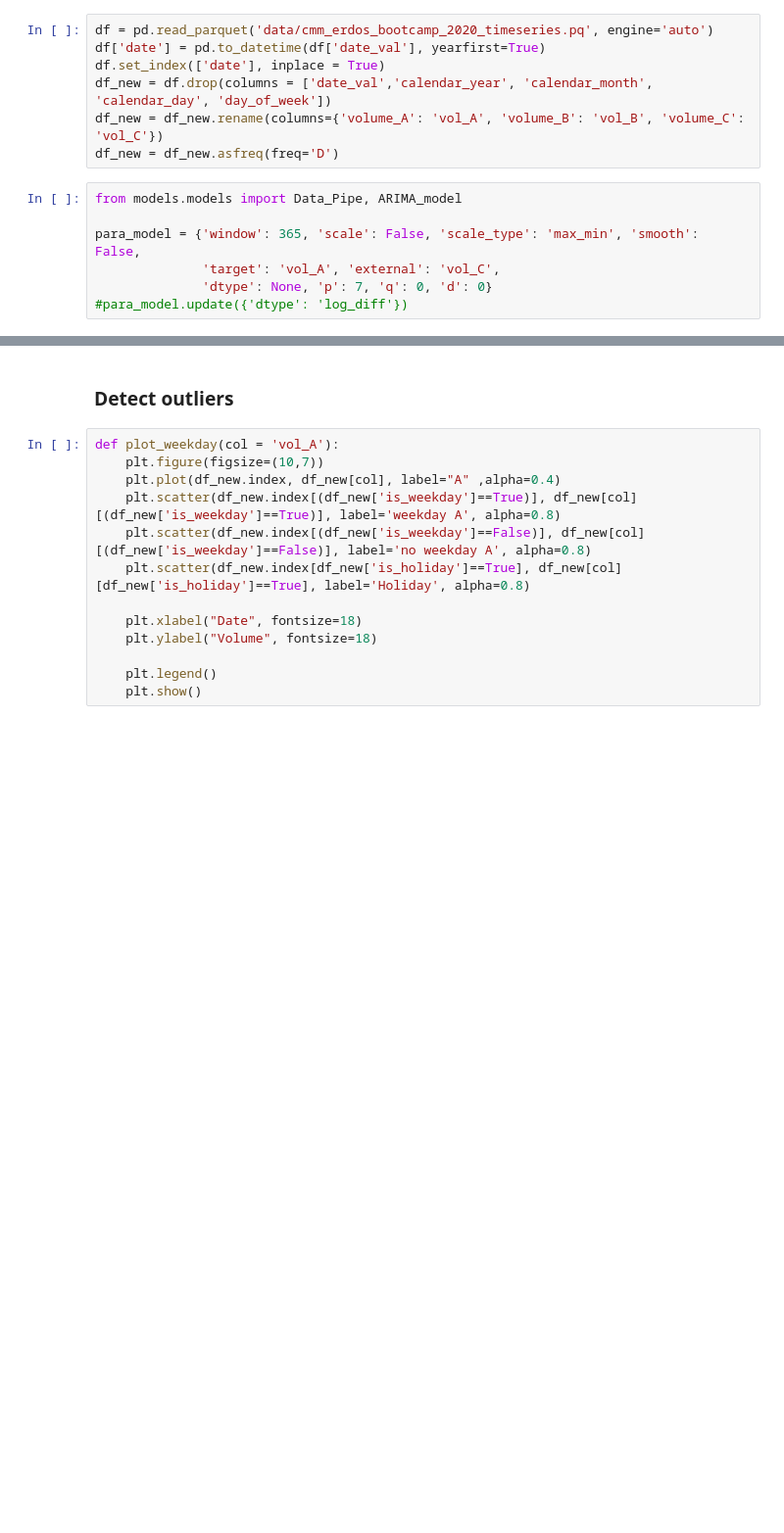
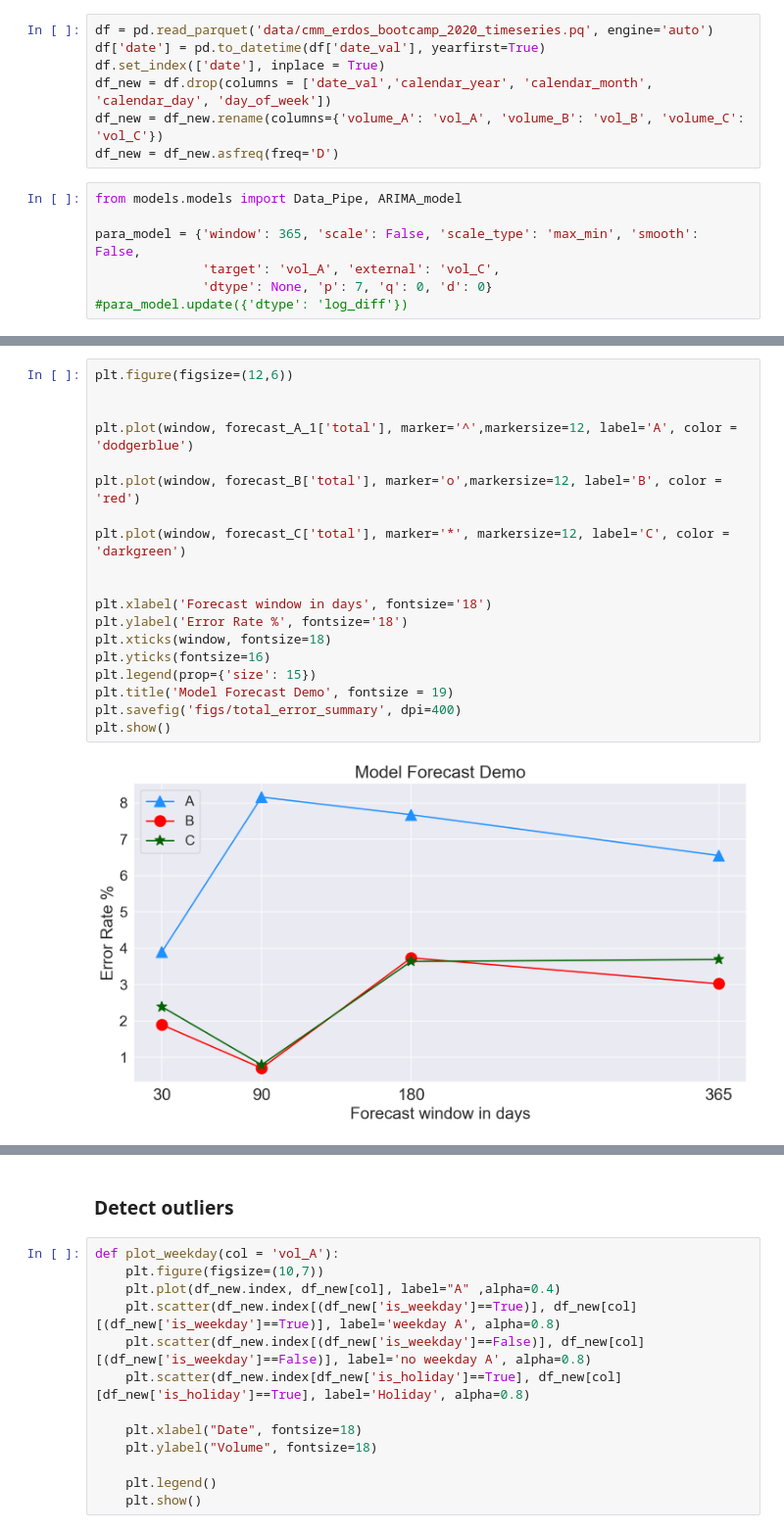
Before and after one commit to empyriumz/CoverMyMeds_TimeSeries, a Jupyter notebook: development.ipynb, the cells around one changed output, grey strips where cells are left out. Shown at 98% size. Cells and saved outputs as stored; diff of their text form; blank space fills up the shorter version.

```diff
--- a/development.ipynb
+++ b/development.ipynb
@@ -136,0 +129,21 @@ There is a strong correlation between B and C sales. When fitting B or C, settin
+# %%
+plt.figure(figsize=(12,6))
+
+
+plt.plot(window, forecast_A_1['total'], marker='^',markersize=12, label='A', color = 'dodgerblue')
+
+plt.plot(window, forecast_B['total'], marker='o',markersize=12, label='B', color = 'red')
+
+plt.plot(window, forecast_C['total'], marker='*', markersize=12, label='C', color = 'darkgreen')
+
+
+plt.xlabel('Forecast window in days', fontsize='18')
+plt.ylabel('Error Rate %', fontsize='18')
+plt.xticks(window, fontsize=18)
+plt.yticks(fontsize=16)
+plt.legend(prop={'size': 15})
+plt.title('Model Forecast Demo', fontsize = 19)
+plt.savefig('figs/total_error_summary', dpi=400)
+plt.show()
+# %% [output]
+[figure, added]
```
Also changed, not shown: parts of 80 cells of this notebook, 1 other file.
